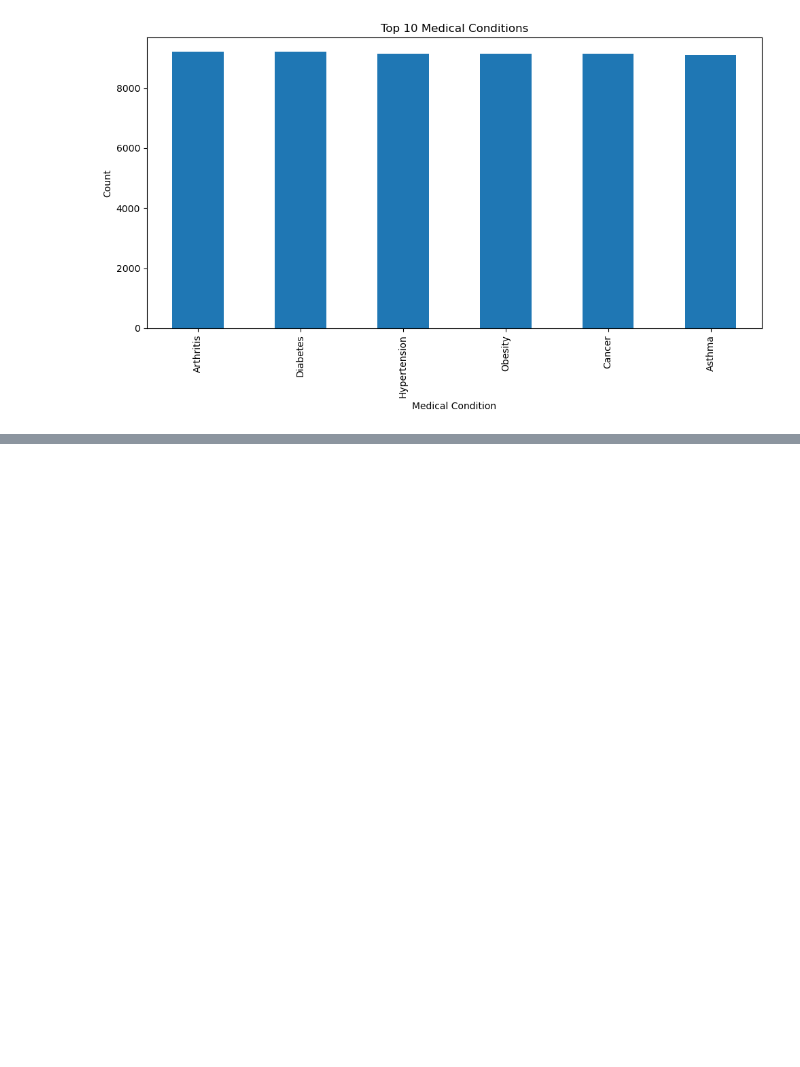
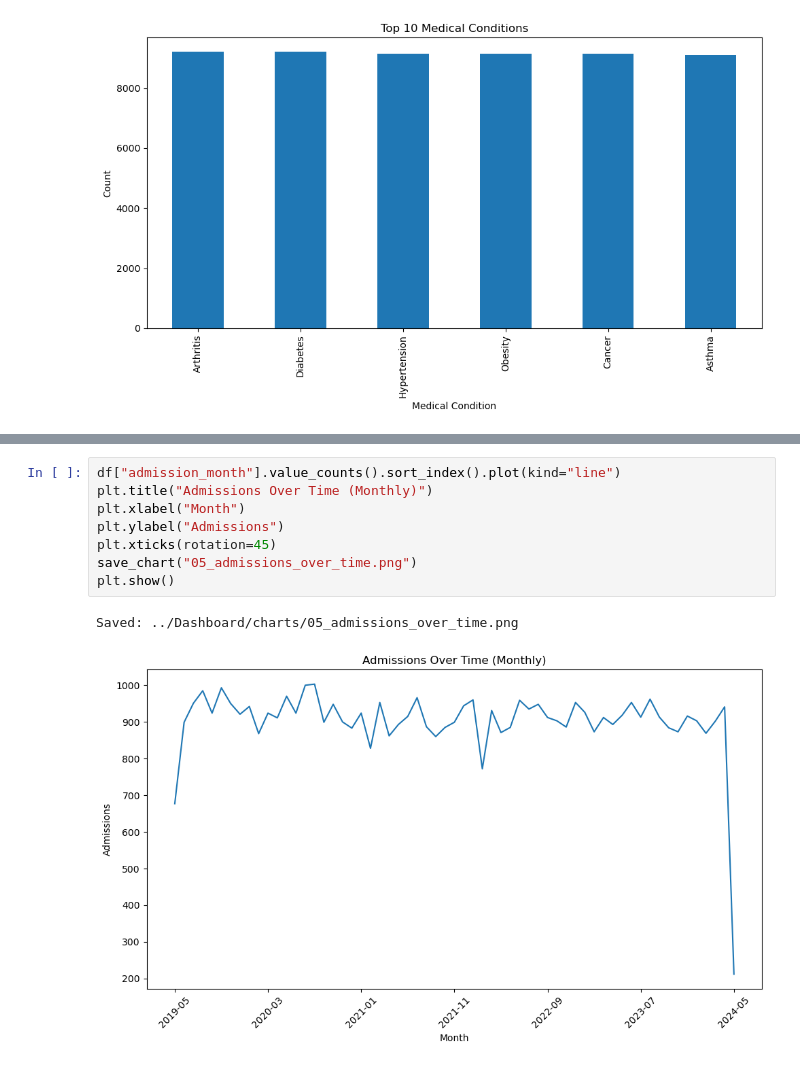
Before and after one commit to sali-31/healthcare-data-analysis, a Jupyter notebook: code/Healthcare_Data_Analysis.ipynb, the cells around one changed output, grey strips where cells are left out. Cells and saved outputs as stored; diff of their text form; blank space fills up the shorter version.

```diff
--- a/code/Healthcare_Data_Analysis.ipynb
+++ b/code/Healthcare_Data_Analysis.ipynb
@@ -203,0 +224,11 @@ Saved: ../Dashboard/charts/02_top_conditions.png
+# %%
+df["admission_month"].value_counts().sort_index().plot(kind="line")
+plt.title("Admissions Over Time (Monthly)")
+plt.xlabel("Month")
+plt.ylabel("Admissions")
+plt.xticks(rotation=45)
+save_chart("05_admissions_over_time.png")
+plt.show()
+# %% [output]
+Saved: ../Dashboard/charts/05_admissions_over_time.png
+[figure, added]
```
Also changed, not shown: parts of 3 cells of this notebook, 25 other files.
